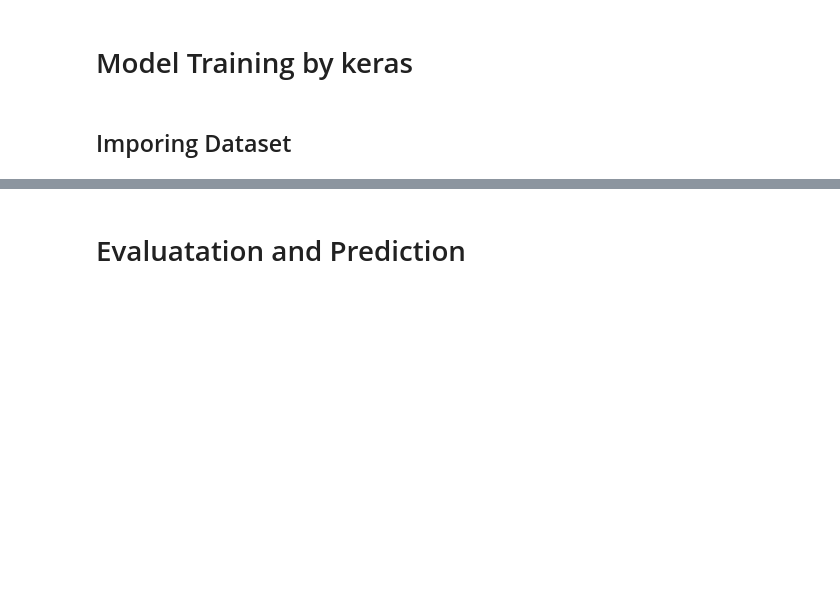
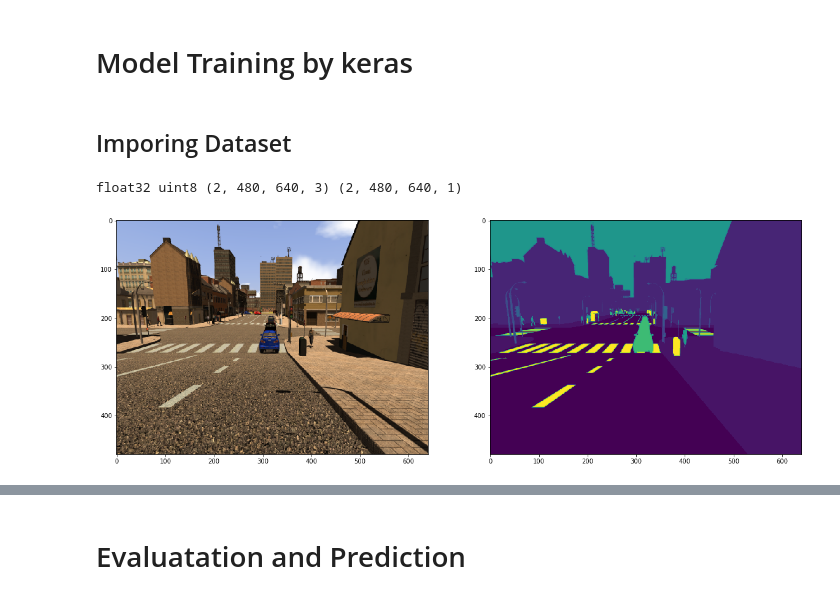
Before and after one commit to makashy/DFS, a Jupyter notebook: model_training.ipynb, the cells around one changed output, grey strips where cells are left out. Drawn from its saved outputs; the diff is of its cells as text; code cells hidden in the pictures; blank space fills up the shorter version.

```diff
--- a/model_training.ipynb
+++ b/model_training.ipynb
@@ -19,20 +20,25 @@ model.compile(optimizer="adam",
 ## Imporing Dataset
 # %%
 import data_importer
-SYNTHIA_train = data_importer.NewSynthiaSf('D:/Library/Datasets/SYNTHIA-SF/',label_type='sparse_segmentation', usage='train',
-                                    batch_size=1, repeater=True, shuffle=True, output_shape=(480, 640), data_type=0, ratio=(0.7, 0.1))
-SYNTHIA_validation = data_importer.NewSynthiaSf('D:/Library/Datasets/SYNTHIA-SF/',label_type='sparse_segmentation', usage='validation',
-                                    batch_size=1, repeater=True, shuffle=True, output_shape=(480, 640), data_type=0, ratio=(0.7, 0.1))
-SYNTHIA_test = data_importer.NewSynthiaSf('D:/Library/Datasets/SYNTHIA-SF/',label_type='sparse_segmentation', usage='test',
-                                    batch_size=1, repeater=True, shuffle=True, output_shape=(480, 640), data_type=0, ratio=(0.7, 0.1))
+address = 'D:/Library/Datasets/SYNTHIA-SF/'
+batch_size = 2
+SYNTHIA_train = data_importer.NewSynthiaSf(address,label_type='sparse_segmentation', usage='train',
+                                    batch_size=batch_size, repeater=True, shuffle=True, output_shape=(480, 640), data_type=0, ratio=(0.7, 0.1))
+SYNTHIA_validation = data_importer.NewSynthiaSf(address,label_type='sparse_segmentation', usage='validation',
+                                    batch_size=batch_size, repeater=True, shuffle=True, output_shape=(480, 640), data_type=0, ratio=(0.7, 0.1))
+SYNTHIA_test = data_importer.NewSynthiaSf(address,label_type='sparse_segmentation', usage='test',
+                                    batch_size=batch_size, repeater=True, shuffle=True, output_shape=(480, 640), data_type=0, ratio=(0.7, 0.1))
 preview = iter(SYNTHIA_train)
 a,b=next(preview)
 plt.figure(figsize=(20,40))
 plt.subplot(1,2,1)
 plt.imshow(np.float32(a[0]))
 plt.subplot(1,2,2)
 plt.imshow(b[0,:,:,0])
 plt.viridis()
 
 print(a.dtype, b.dtype, a.shape, b.shape)
+# %% [output]
+float32 uint8 (2, 480, 640, 3) (2, 480, 640, 1)
+[figure, added]
 # %%
```
Also changed, not shown: parts of 6 cells of this notebook.
